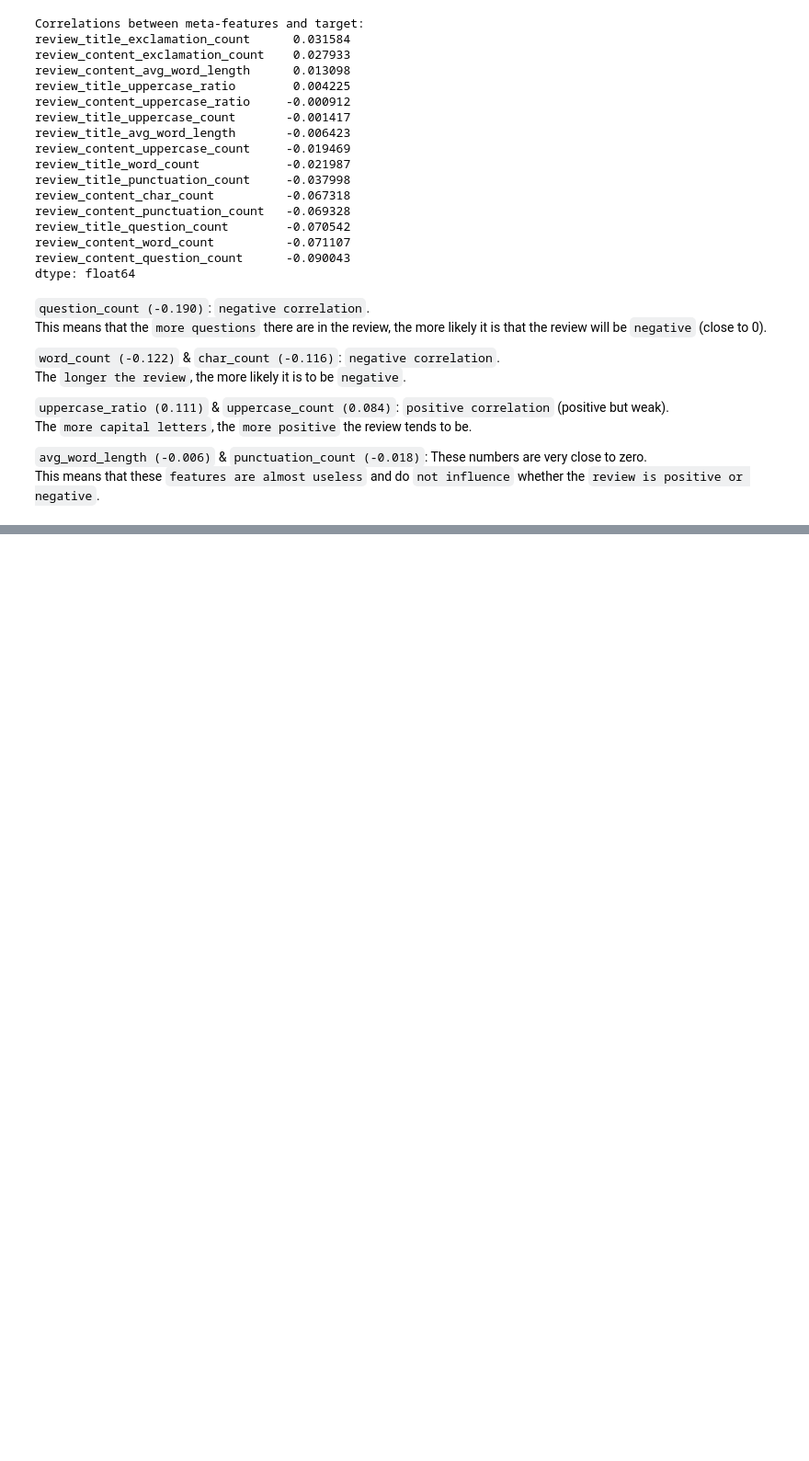
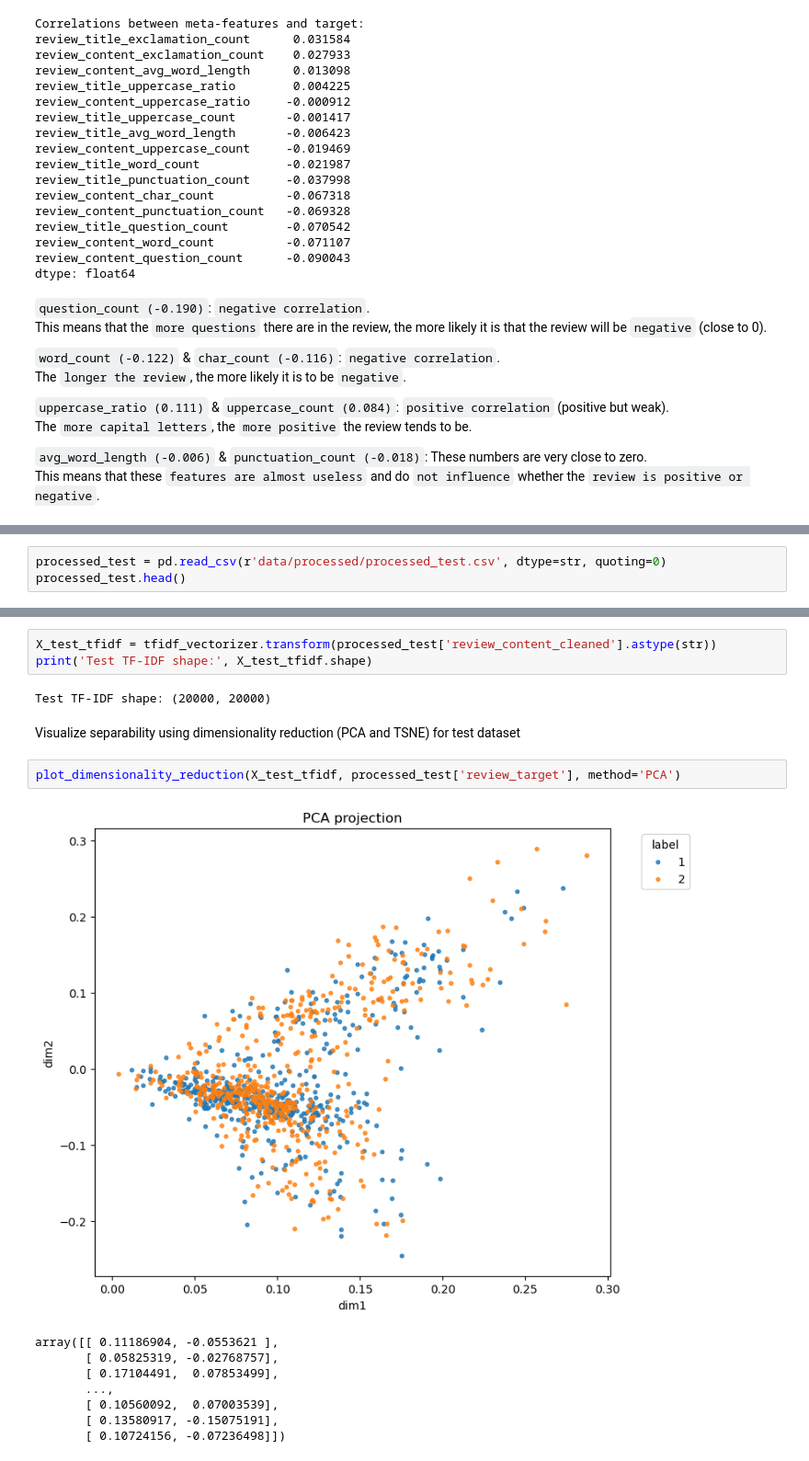
Before and after one commit to elsayedelmandoh/sentiment-sleuth, a Jupyter notebook: notebooks/04_feature_engineering.ipynb, the cells around one changed output, grey strips where cells are left out. Shown at 92% size. Drawn from its saved outputs; the diff is of its cells as text; blank space fills up the shorter version.

```diff
--- a/notebooks/04_feature_engineering.ipynb
+++ b/notebooks/04_feature_engineering.ipynb
@@ -252,0 +299,3 @@ array([[ -1.2793605,  -1.6586918],
+# %%
+processed_test = pd.read_csv(r'data/processed/processed_test.csv', dtype=str, quoting=0)
+processed_test.head()
@@ -252,0 +324,18 @@ array([[ -1.2793605,  -1.6586918],
+# %%
+X_test_tfidf = tfidf_vectorizer.transform(processed_test['review_content_cleaned'].astype(str))
+print('Test TF-IDF shape:', X_test_tfidf.shape)
+# %% [output]
+Test TF-IDF shape: (20000, 20000)
+# %% [markdown]
+Visualize separability using dimensionality reduction (PCA and TSNE) for test dataset
+# %%
+plot_dimensionality_reduction(X_test_tfidf, processed_test['review_target'], method='PCA')
+# %% [output]
+[figure, added]
+array([[ 0.11186904, -0.0553621 ],
+       [ 0.05825319, -0.02768757],
+       [ 0.17104491,  0.07853499],
+       ...,
+       [ 0.10560092,  0.07003539],
+       [ 0.13580917, -0.15075191],
+       [ 0.10724156, -0.07236498]])
```
Also changed, not shown: parts of 28 cells of this notebook, 7 other files.
